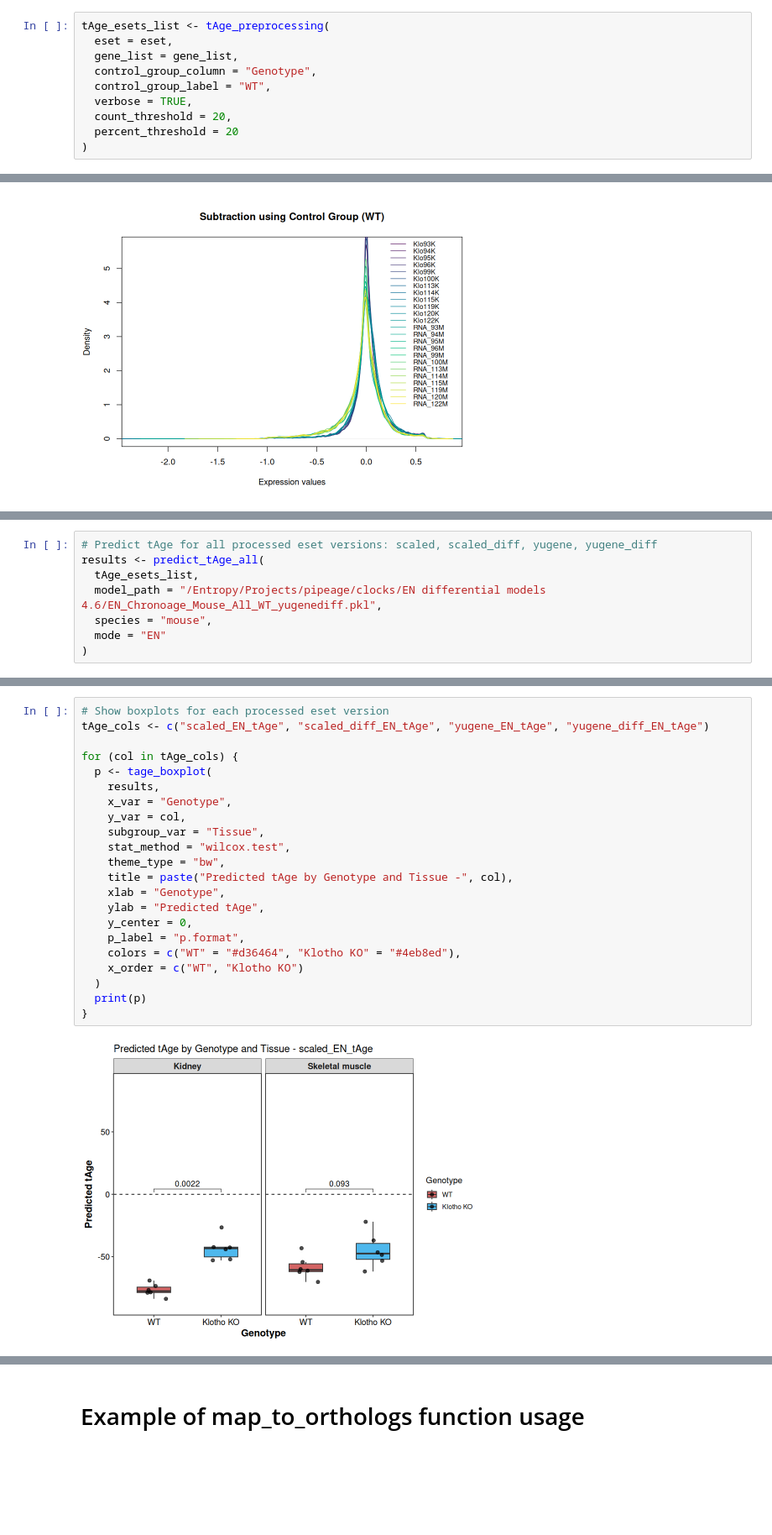
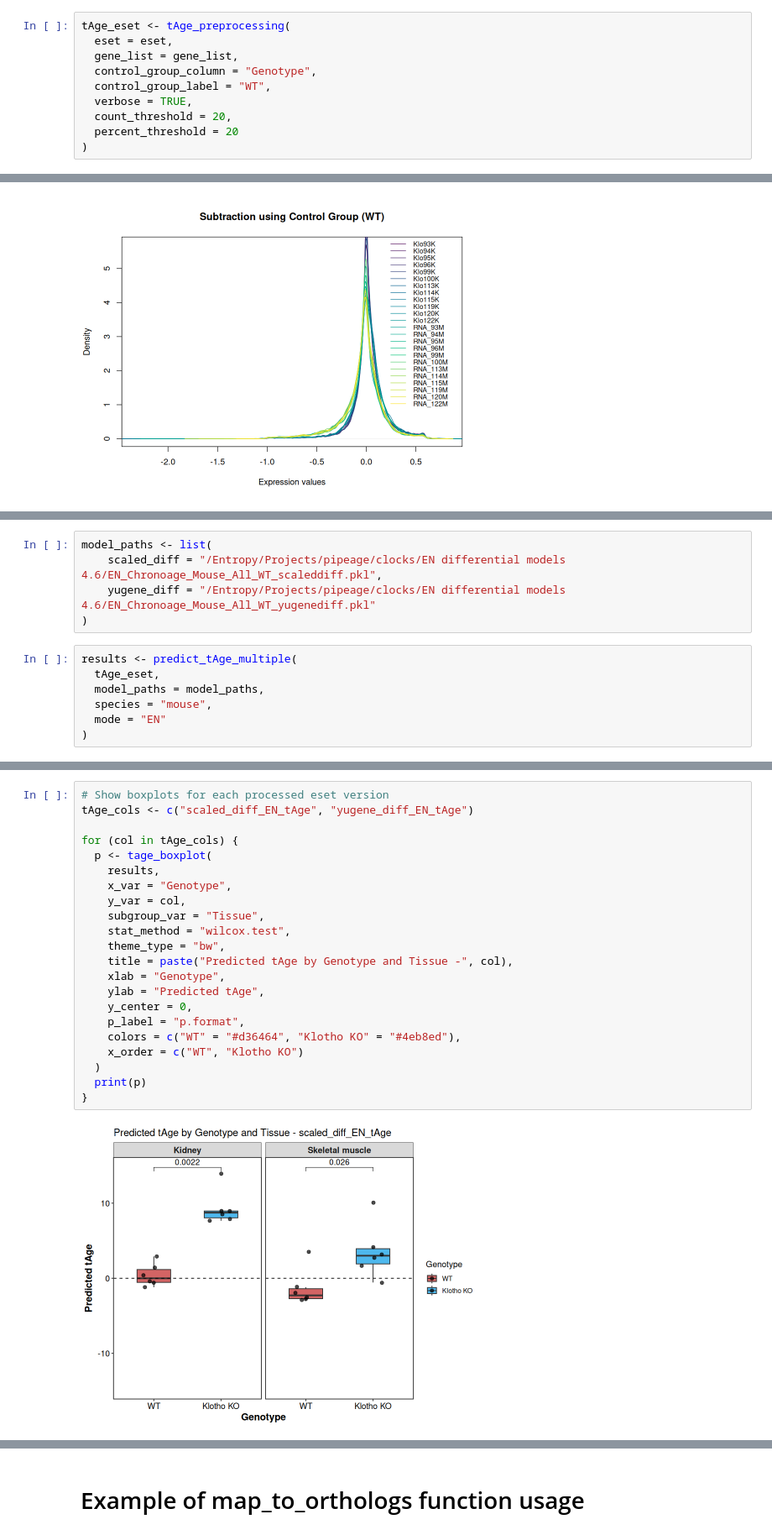
Before and after one commit to Gladyshev-Lab/tAge, a Jupyter notebook: tutorial.ipynb, the cells around one changed output, grey strips where cells are left out. Shown at 84% size. Saved outputs shown, nothing was run; the diff lists cells and outputs as text; blank space fills up the shorter version.

Commit message:
Fixed bug for multiple predictions

```diff
--- a/tutorial.ipynb
+++ b/tutorial.ipynb
@@ -189,7 +189,7 @@ tage_boxplot(
 # %% [markdown]
 # Whole Pipeline as two functions
 # %%
-tAge_esets_list <- tAge_preprocessing(
+tAge_eset <- tAge_preprocessing(
   eset = eset,
   gene_list = gene_list,
   control_group_column = "Genotype",
@@ -237,8 +257,12 @@ Converting 17200 genes from ensembl to entrez for mouse
+# %%
+model_paths <- list(
+    scaled_diff = "/Entropy/Projects/pipeage/clocks/EN differential models 4.6/EN_Chronoage_Mouse_All_WT_scaleddiff.pkl",
+    yugene_diff = "/Entropy/Projects/pipeage/clocks/EN differential models 4.6/EN_Chronoage_Mouse_All_WT_yugenediff.pkl"
+)
 # %%
-# Predict tAge for all processed eset versions: scaled, scaled_diff, yugene, yugene_diff
-results <- predict_tAge_all(
-  tAge_esets_list,
-  model_path = "/Entropy/Projects/pipeage/clocks/EN differential models 4.6/EN_Chronoage_Mouse_All_WT_yugenediff.pkl",
+results <- predict_tAge_multiple(
+  tAge_eset,
+  model_paths = model_paths,
   species = "mouse",
   mode = "EN"
 )
@@ -267,24 +291,24 @@ A data.frame: 24 × 8
 # %%
 # Show boxplots for each processed eset version
-tAge_cols <- c("scaled_EN_tAge", "scaled_diff_EN_tAge", "yugene_EN_tAge", "yugene_diff_EN_tAge")
+tAge_cols <- c("scaled_diff_EN_tAge", "yugene_diff_EN_tAge")
 
 for (col in tAge_cols) {
   p <- tage_boxplot(
     results,
     x_var = "Genotype",
     y_var = col,
     subgroup_var = "Tissue",
     stat_method = "wilcox.test",
     theme_type = "bw",
     title = paste("Predicted tAge by Genotype and Tissue -", col),
     xlab = "Genotype",
     ylab = "Predicted tAge",
     y_center = 0,
     p_label = "p.format",
     colors = c("WT" = "#d36464", "Klotho KO" = "#4eb8ed"),
     x_order = c("WT", "Klotho KO")
   )
   print(p)
 }
 # %% [output]
-[figure, old version]
+[figure, new version]
```
Also changed, not shown: parts of 4 cells of this notebook, 3 other files.
